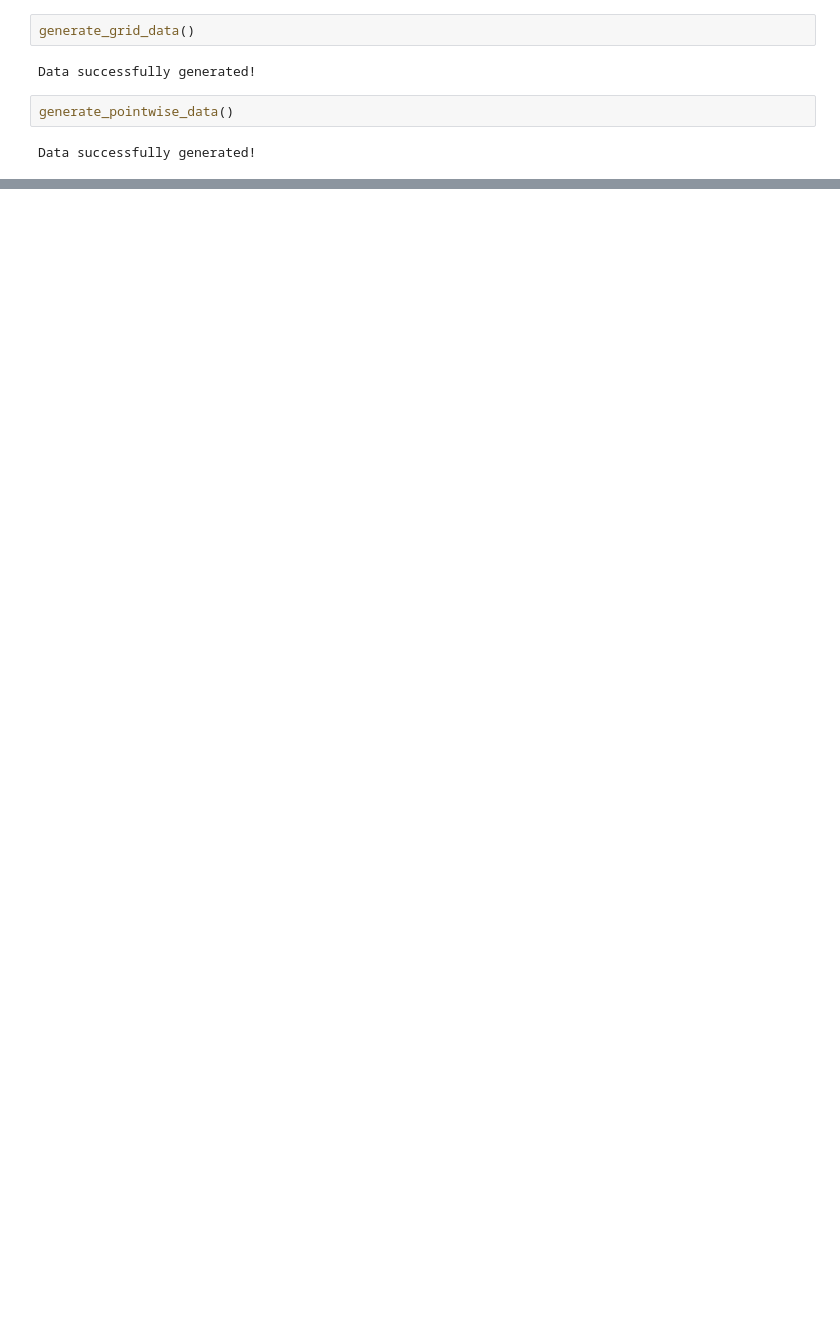
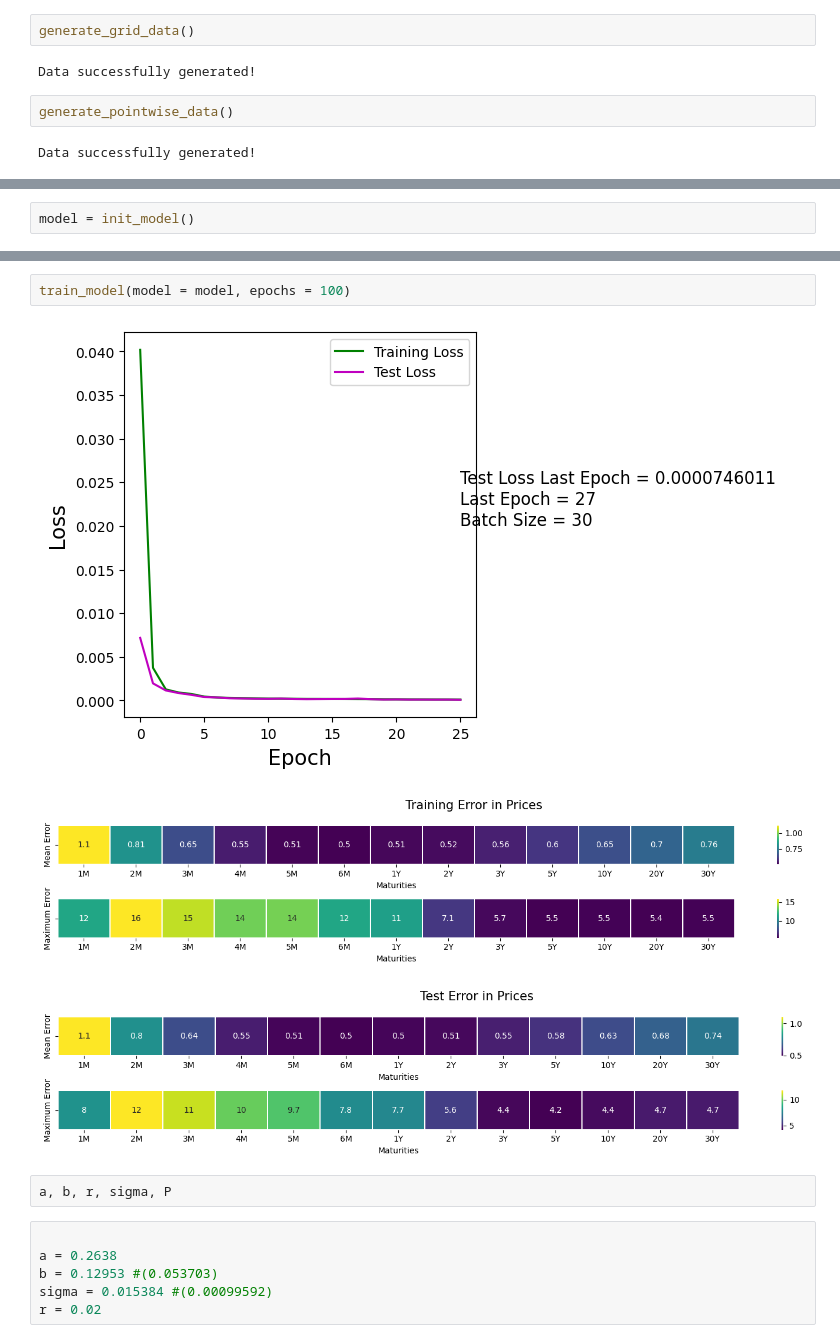
Before and after one commit to samaypanwar/FYP-Code, a Jupyter notebook: notebooks/test.ipynb, the cells around one changed output, grey strips where cells are left out. Saved outputs shown, nothing was run; the diff lists cells and outputs as text; blank space fills up the shorter version.

Commit message:
ADD: added training and plotting, along with sensitivity ananlysis to find correct param ranges

```diff
--- a/notebooks/test.ipynb
+++ b/notebooks/test.ipynb
@@ -193,0 +201,2 @@ Data successfully generated!
+# %%
+model = init_model()
@@ -193,0 +221,14 @@ Data successfully generated!
+# %%
+train_model(model = model, epochs = 100)
+# %% [output]
+[figure, added]
+[figure, added]
+[figure, added]
+# %%
+a, b, r, sigma, P
+# %%
+
+a = 0.2638
+b = 0.12953 #(0.053703)
+sigma = 0.015384 #(0.00099592)
+r = 0.02
```
Also changed, not shown: parts of 15 cells of this notebook, 13 other files.
